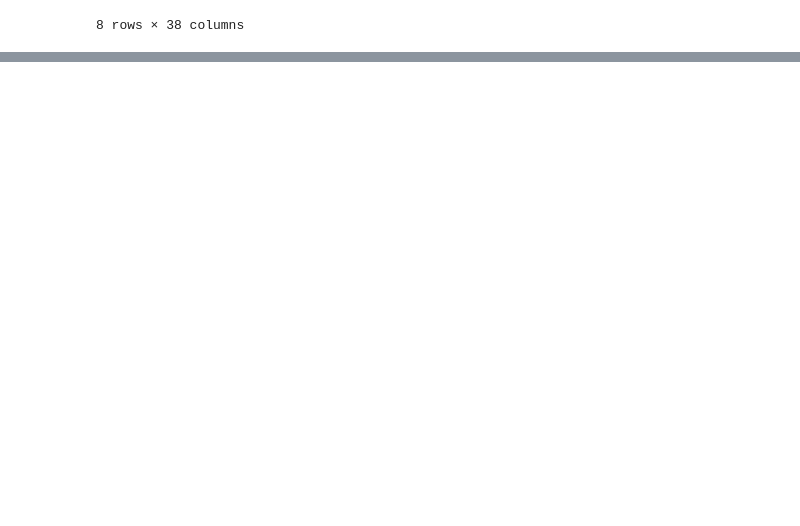
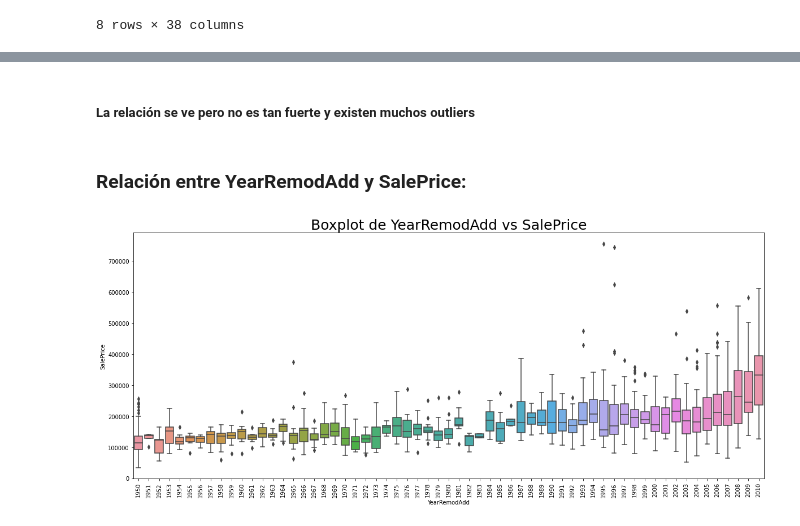
Before and after one commit to soyHenry/Datathon, a Jupyter notebook: Housing Dreams/eda.ipynb, the cells around one changed output, grey strips where cells are left out. Drawn from its saved outputs; the diff is of its cells as text; code cells hidden in the pictures; blank space fills up the shorter version.

```diff
--- a/Housing Dreams/eda.ipynb
+++ b/Housing Dreams/eda.ipynb
@@ -108,0 +123,13 @@ px.box(df_train,y="SalePrice", x="TotRmsAbvGrd")
+# %% [markdown]
+##### La relación se ve pero no es tan fuerte y existen muchos outliers
+# %% [markdown]
+### Relación entre YearRemodAdd y SalePrice:
+# %%
+#YearRemodAdd: Remodel date (same as construction date if no remodeling or additions)
+f, ax= plt.subplots(figsize=(20,8))
+fig = sns.boxplot(x="YearRemodAdd", y="SalePrice", data=df_train)
+plt.xticks(rotation=90)
+plt.title("Boxplot de YearRemodAdd vs SalePrice", fontsize=25)
+plt.show()
+# %% [output]
+[figure, added]
```
Also changed, not shown: parts of 71 cells of this notebook.
